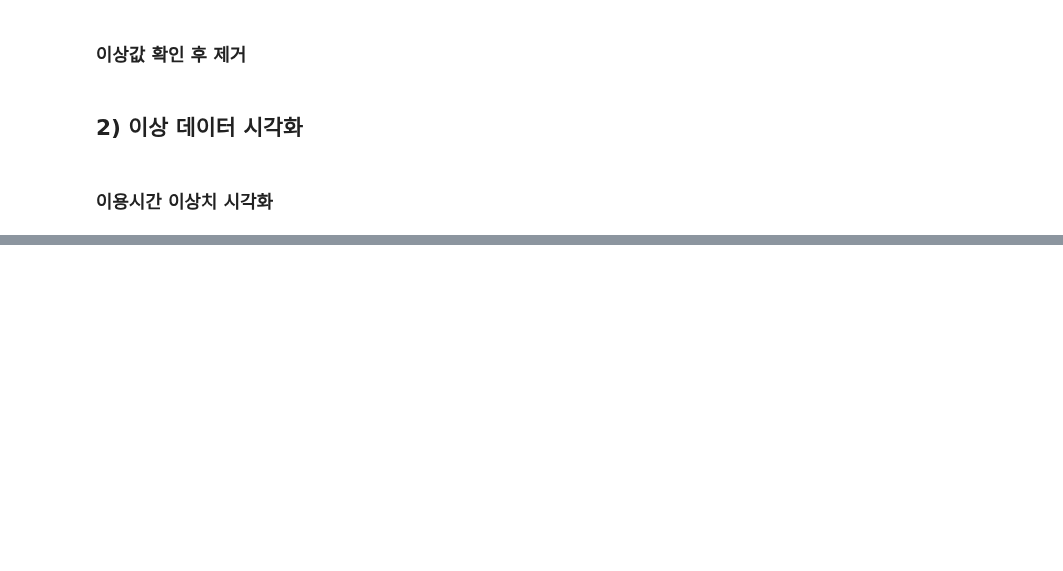
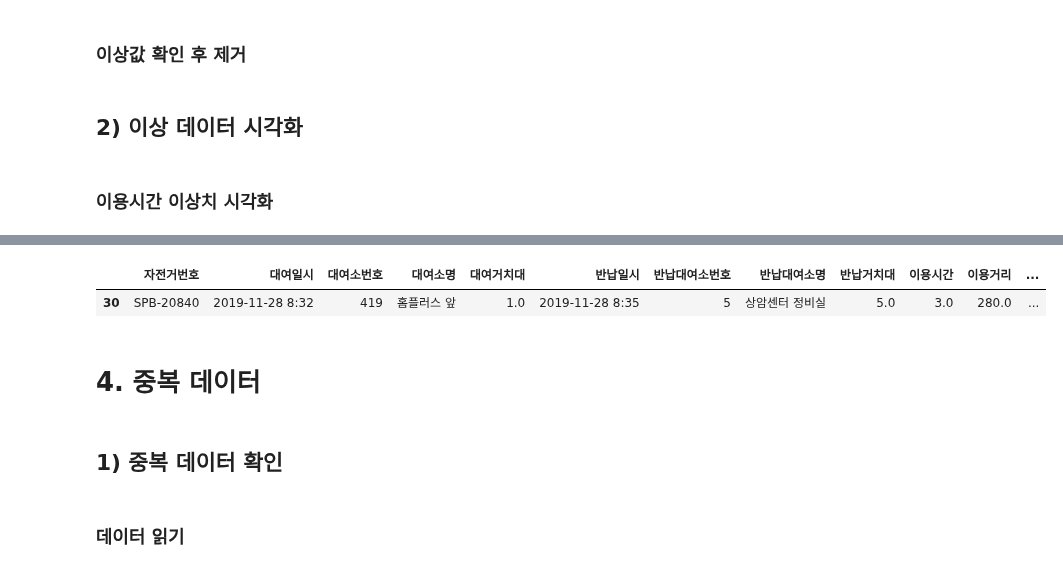
Before and after one commit to hongrolee/Python, a Jupyter notebook: colab/파이썬_중급_데이터_전처리.ipynb, the cells around one changed output, grey strips where cells are left out. Saved outputs shown, nothing was run; the diff lists cells and outputs as text; code cells hidden in the pictures; blank space fills up the shorter version.

```diff
--- a/colab/파이썬_중급_데이터_전처리.ipynb
+++ b/colab/파이썬_중급_데이터_전처리.ipynb
@@ -84,7 +96,7 @@ df_1 = df.fillna(0)
 # %%
 import pandas as pd
 
-file_path = '/content/drive/MyDrive/Colab Notebooks/data_preprocessing.csv'
-df = pd.read_csv(file_path, engine='python')
+file_path = '/content/drive/MyDrive/Colab Notebooks/data_preprocessing2.csv'
+df = pd.read_csv(file_path, encoding='cp949')
 # %% [markdown]
 ### 이상값 확인 후 제거
@@ -100,0 +123,11 @@ NameError: ignored
+# %%
+df[df['나이']>500]
+# %% [output]
+|  | 자전거번호 | 대여일시 | 대여소번호 | 대여소명 | 대여거치대 | 반납일시 | 반납대여소번호 | 반납대여소명 | 반납거치대 | 이용시간 | 이용거리 | ... |
+| 30 | SPB-20840 | 2019-11-28 8:32 | 419 | 홈플러스 앞 | 1.0 | 2019-11-28 8:35 | 5 | 상암센터 정비실 | 5.0 | 3.0 | 280.0 | ... |
+# %% [markdown]
+# 4. 중복 데이터
+# %% [markdown]
+## 1) 중복 데이터 확인
+# %% [markdown]
+### 데이터 읽기
```
Also changed, not shown: parts of 14 cells of this notebook.
